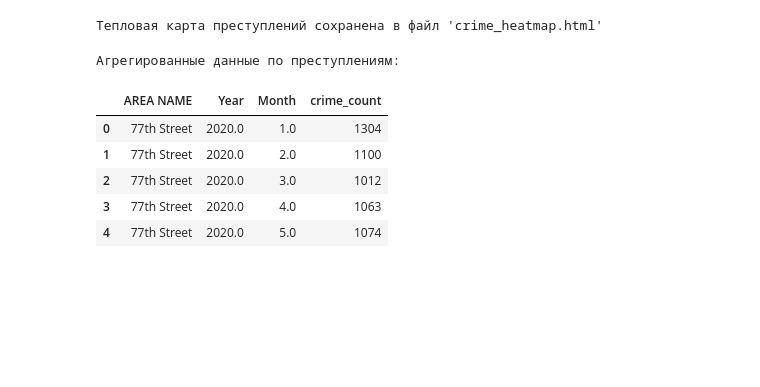
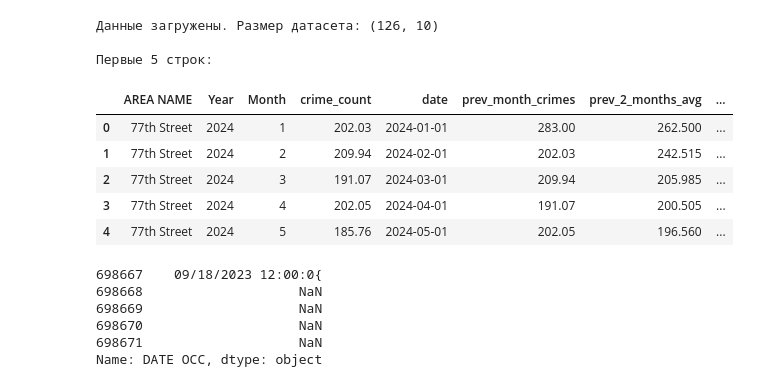
Before and after one commit to 2pizzzza/CrimeRatePredictor, a Jupyter notebook: main.ipynb, the cells around one changed output. Cells and saved outputs as stored; diff of their text form; code cells hidden in the pictures; blank space fills up the shorter version.

```diff
--- a/main.ipynb
+++ b/main.ipynb
@@ -23,4 +19,0 @@ ModuleNotFoundError: No module named 'hypothesis'
-# %%
-pd.set_option('display.max_columns', None)
-pd.set_option('display.max_rows', 20)
-sns.set(style="whitegrid")
@@ -231,17 +19,0 @@ crime_map = create_crime_map(df)
-# %%
-crime_map.save('crime_heatmap.html')
-print("\nТепловая карта преступлений сохранена в файл 'crime_heatmap.html'")
-# %% [output]
-Тепловая карта преступлений сохранена в файл 'crime_heatmap.html'
-# %%
-crime_aggregated = df.groupby(['AREA NAME', 'Year', 'Month']).size().reset_index(name='crime_count')
-print("\nАгрегированные данные по преступлениям:")
-crime_aggregated.head()
-# %% [output]
-Агрегированные данные по преступлениям:
-|  | AREA NAME | Year | Month | crime_count |
-| 0 | 77th Street | 2020.0 | 1.0 | 1304 |
-| 1 | 77th Street | 2020.0 | 2.0 | 1100 |
-| 2 | 77th Street | 2020.0 | 3.0 | 1012 |
-| 3 | 77th Street | 2020.0 | 4.0 | 1063 |
-| 4 | 77th Street | 2020.0 | 5.0 | 1074 |
@@ -250 +20,37 @@ crime_aggregated['date'] = pd.to_datetime(crime_aggregated[['Year', 'Month']].as
+# %%
+# Загрузка агрегированных данных из предоставленного документа
+data = pd.read_csv('crime_forecast.csv')  # Предполагается, что данные сохранены в CSV
+print(f"Данные загружены. Размер датасета: {data.shape}")
+print("\nПервые 5 строк:")
+display(data.head())
+# %% [output]
+Данные загружены. Размер датасета: (126, 10)
+
+Первые 5 строк:
+|  | AREA NAME | Year | Month | crime_count | date | prev_month_crimes | prev_2_months_avg | ... |
+| 0 | 77th Street | 2024 | 1 | 202.03 | 2024-01-01 | 283.00 | 262.500 | ... |
+| 1 | 77th Street | 2024 | 2 | 209.94 | 2024-02-01 | 202.03 | 242.515 | ... |
+| 2 | 77th Street | 2024 | 3 | 191.07 | 2024-03-01 | 209.94 | 205.985 | ... |
+| 3 | 77th Street | 2024 | 4 | 202.05 | 2024-04-01 | 191.07 | 200.505 | ... |
+| 4 | 77th Street | 2024 | 5 | 185.76 | 2024-05-01 | 202.05 | 196.560 | ... |
+# %%
+# Пример агрегации из исходного датасета (если нужно)
+df = pd.read_csv('data/data2.csv')  # Замените на ваш путь к файлу
+invalid_dates = df[~df['DATE OCC'].str.match(r'\d{2}/\d{2}/\d{4} \d{1,2}:\d{2}:\d{2} [APMapm]{2}', na=False)]
+print(invalid_dates['DATE OCC'])
+df['DATE OCC'] = pd.to_datetime(df['DATE OCC'], format='%m/%d/%Y %I:%M:%S %p', errors='coerce')
+df = df.dropna(subset=['DATE OCC'])  # Удалить строки, где дата не распарсилась
+df['DATE OCC'] = pd.to_datetime(df['DATE OCC'], format='%m/%d/%Y %I:%M:%S %p')
+df['Year'] = df['DATE OCC'].dt.year
+df['Month'] = df['DATE OCC'].dt.month
+crime_aggregated = df.groupby(['AREA NAME', 'Year', 'Month']).size().reset_index(name='crime_count')
+crime_aggregated['date'] = pd.to_datetime(crime_aggregated[['Year', 'Month']].assign(day=1))
+data = crime_aggregated.sort_values(['AREA NAME', 'date'])
+# %% [output]
+698667    09/18/2023 12:00:0{
+698668                    NaN
+698669                    NaN
+698670                    NaN
+698671                    NaN
+Name: DATE OCC, dtype: object
 # %%
```
Also changed, not shown: parts of 30 cells of this notebook, 4 other files.
